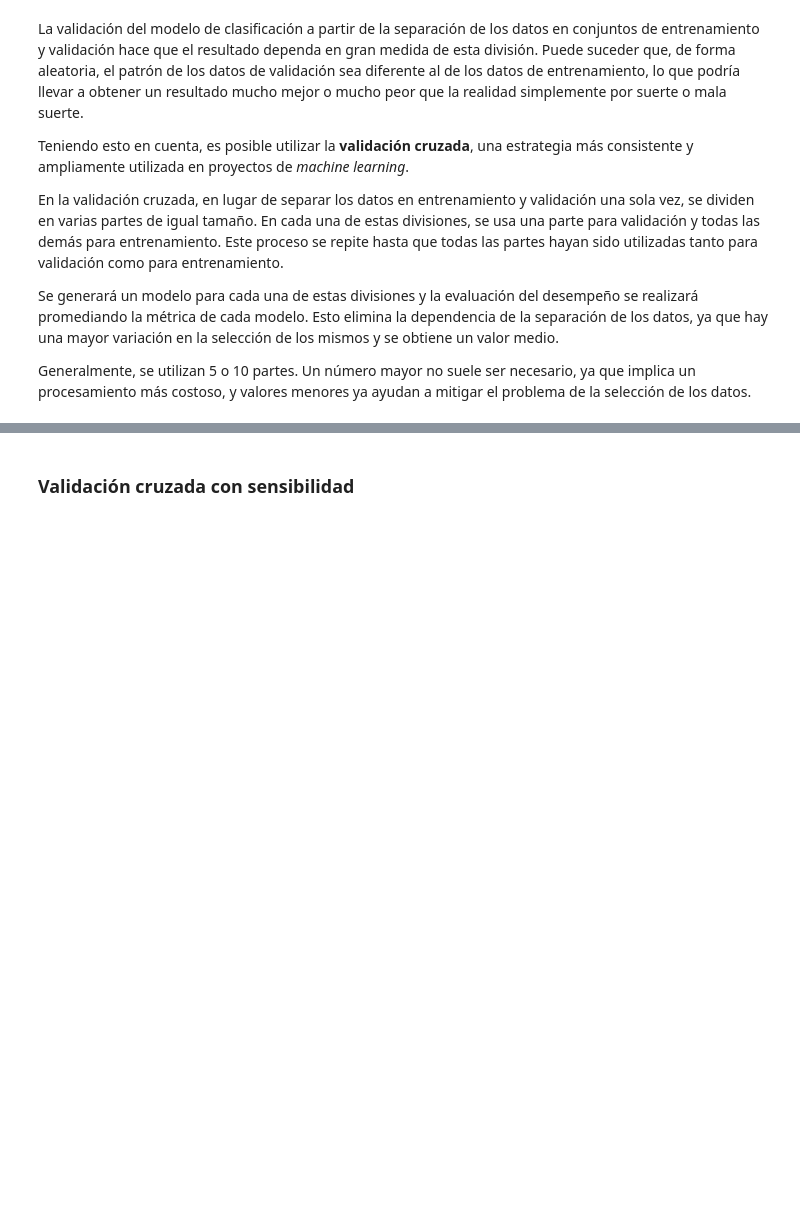
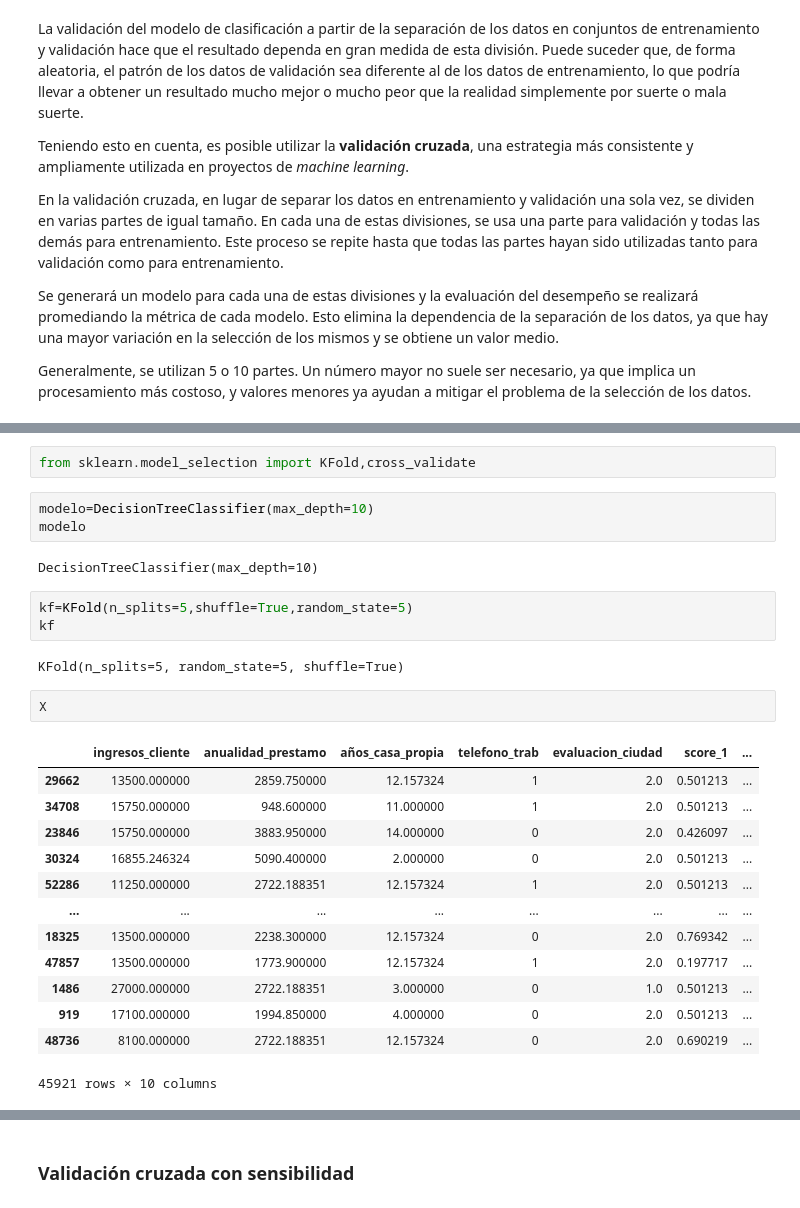
Before and after one commit to Tecindes/ClasificacionValidacion, a Jupyter notebook: Clasificacion_validacion_y_metricas.ipynb, the cells around one changed output, grey strips where cells are left out. Cells and saved outputs as stored; diff of their text form; blank space fills up the shorter version.

```diff
--- a/Clasificacion_validacion_y_metricas.ipynb
+++ b/Clasificacion_validacion_y_metricas.ipynb
@@ -214,3 +227,31 @@ Se generará un modelo para cada una de estas divisiones y la evaluación del de
 Generalmente, se utilizan 5 o 10 partes. Un número mayor no suele ser necesario, ya que implica un procesamiento más costoso, y valores menores ya ayudan a mitigar el problema de la selección de los datos.
 # %% [markdown]
 <a href="https://ibb.co/KcBtshJR"><img src="https://i.ibb.co/nq4X1mFZ/train-y-validacion.png" alt="train-y-validacion" border="0"></a>
+# %%
+from sklearn.model_selection import KFold,cross_validate
+# %%
+modelo=DecisionTreeClassifier(max_depth=10)
+modelo
+# %% [output]
+DecisionTreeClassifier(max_depth=10)
+# %%
+kf=KFold(n_splits=5,shuffle=True,random_state=5)
+kf
+# %% [output]
+KFold(n_splits=5, random_state=5, shuffle=True)
+# %%
+X
+# %% [output]
+|  | ingresos_cliente | anualidad_prestamo | años_casa_propia | telefono_trab | evaluacion_ciudad | score_1 | ... |
+| 29662 | 13500.000000 | 2859.750000 | 12.157324 | 1 | 2.0 | 0.501213 | ... |
+| 34708 | 15750.000000 | 948.600000 | 11.000000 | 1 | 2.0 | 0.501213 | ... |
+| 23846 | 15750.000000 | 3883.950000 | 14.000000 | 0 | 2.0 | 0.426097 | ... |
+| 30324 | 16855.246324 | 5090.400000 | 2.000000 | 0 | 2.0 | 0.501213 | ... |
+| 52286 | 11250.000000 | 2722.188351 | 12.157324 | 1 | 2.0 | 0.501213 | ... |
+| ... | ... | ... | ... | ... | ... | ... | ... |
+| 18325 | 13500.000000 | 2238.300000 | 12.157324 | 0 | 2.0 | 0.769342 | ... |
+| 47857 | 13500.000000 | 1773.900000 | 12.157324 | 1 | 2.0 | 0.197717 | ... |
+| 1486 | 27000.000000 | 2722.188351 | 3.000000 | 0 | 1.0 | 0.501213 | ... |
+| 919 | 17100.000000 | 1994.850000 | 4.000000 | 0 | 2.0 | 0.501213 | ... |
+| 48736 | 8100.000000 | 2722.188351 | 12.157324 | 0 | 2.0 | 0.690219 | ... |
+45921 rows × 10 columns
```
Also changed, not shown: parts of 16 cells of this notebook.
